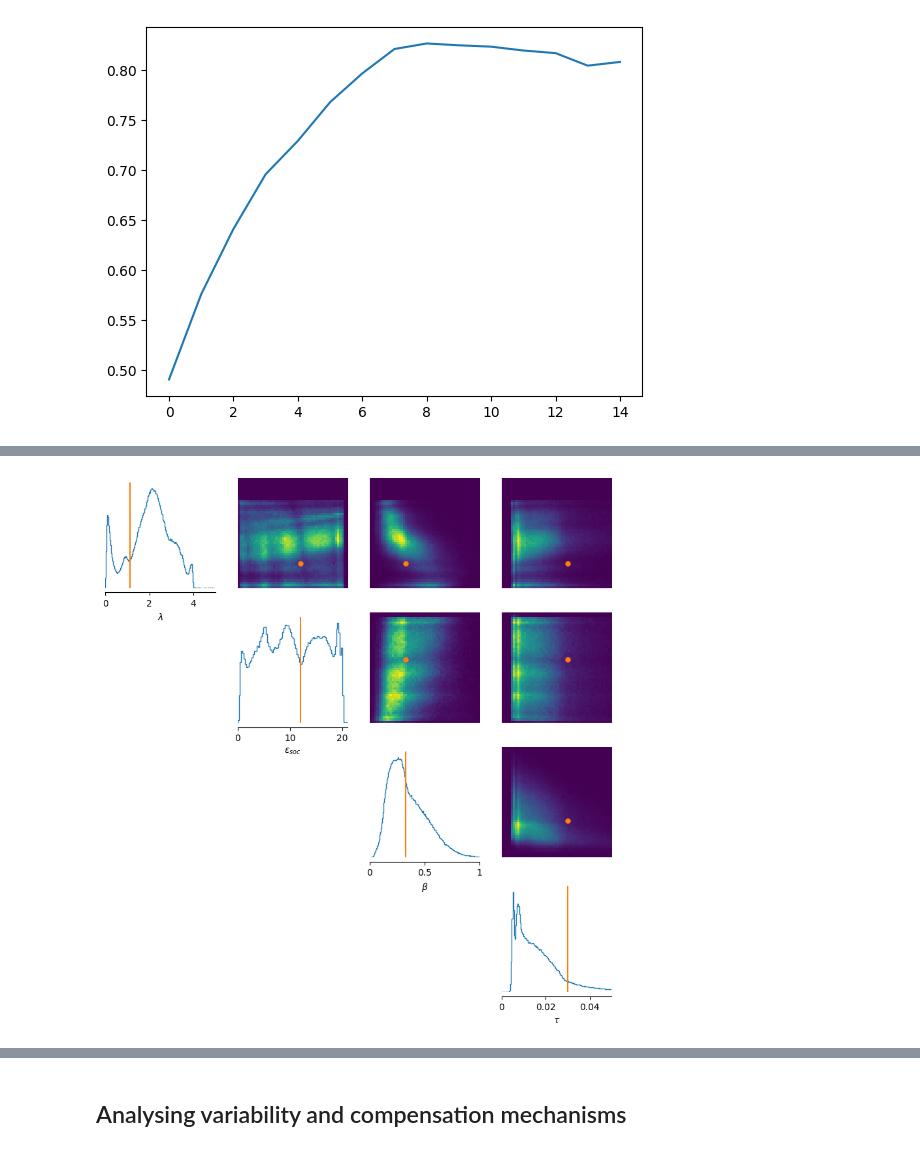
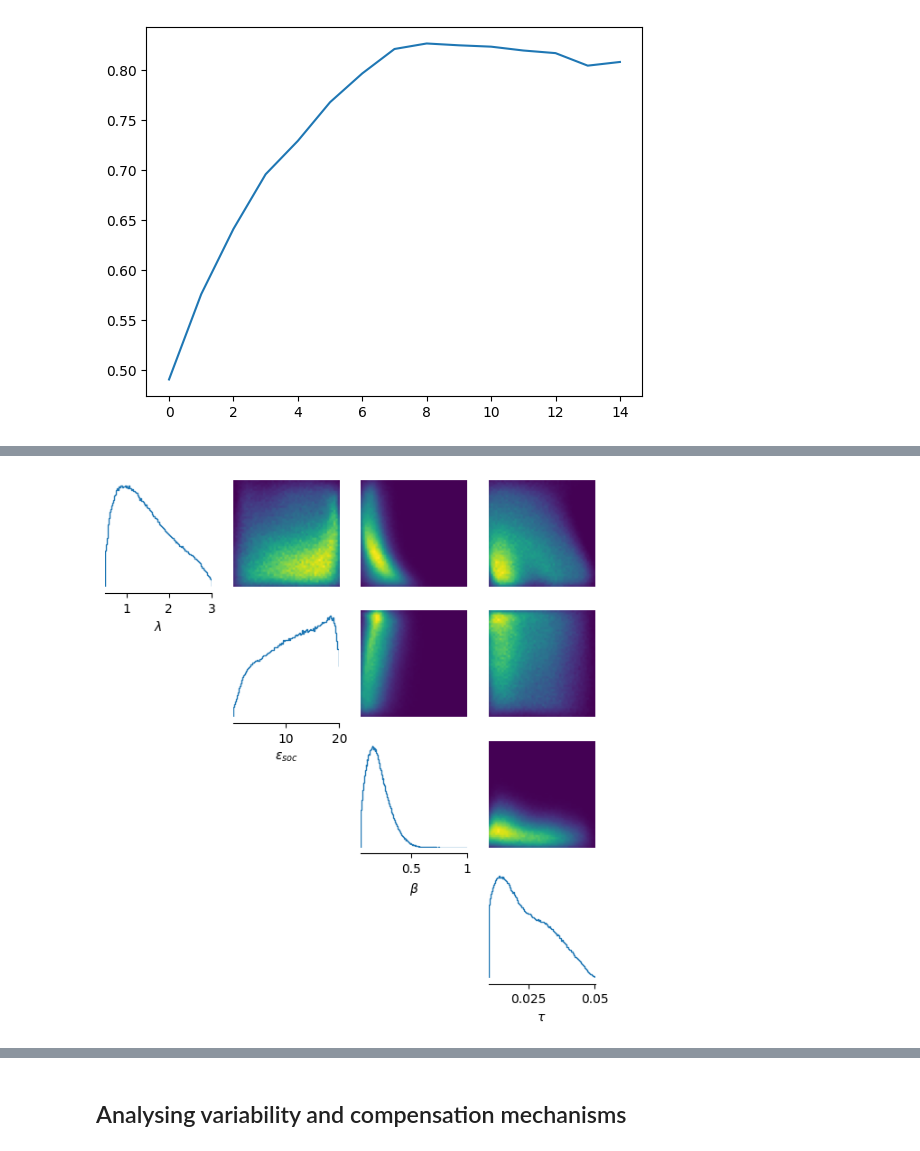
Before and after one commit to vagechirkov/Spatial-MAB-ABM, a Jupyter notebook: abm/sbi_pipeline.ipynb, the cells around one changed output, grey strips where cells are left out. Saved outputs shown, nothing was run; the diff lists cells and outputs as text; code cells hidden in the pictures.

```diff
--- a/abm/sbi_pipeline.ipynb
+++ b/abm/sbi_pipeline.ipynb
@@ -53,8 +59,11 @@ plt.plot(m.datacollector.get_model_vars_dataframe()['avg_reward']);
 ## Prior
 # %%
 # length_scale, observation_noise_social, beta, tau
-lower_bound = torch.as_tensor([0.05, 0.0001, 0.05, 0.005])
-upper_bound = torch.as_tensor([4.0, 20, 2.0, 0.1])
+lb = [0.5, 0.0001, 0.05, 0.01]
+up = [3.0, 20, 1.0, 0.05]
+limits = list(zip(lb, up))
+lower_bound = torch.as_tensor(lb)
+upper_bound = torch.as_tensor(up)
 prior = BoxUniform(low=lower_bound, high=upper_bound)
 prior
 # %% [output]
@@ -135,8 +165,15 @@ x = torch.as_tensor(simulation_outputs, dtype=torch.float32)
 ## Neural Posterior Estimation (NPE)
 # %%
 from sbi.inference import NPE
+from sbi.neural_nets import posterior_nn
+from sbi.neural_nets.embedding_nets import FCEmbedding
 
-inference = NPE(density_estimator="nsf")
+embedding_net = FCEmbedding(input_dim=15, output_dim=5)
+# model="nsf"
+neural_posterior = posterior_nn(model="maf", embedding_net=embedding_net)
+
+# inference = NPE(density_estimator="nsf")
+inference = NPE(prior=prior, density_estimator=neural_posterior)
 # %%
 %%time
 posterior_net = inference.append_simulations(theta, x).train()
@@ -181,4 +225,4 @@ plt.plot(x_obs);
 # %% [output]
 [figure]
 # %%
-samples = posterior.sample((500_000,), x=x_obs)
+samples = posterior.sample((1_000_000,), x=x_obs)
@@ -191,16 +229,15 @@ X = torch.linalg.solve_triangular(A, B). (Triggered internally at /Users/runner/
 # %%
-from sbi.analysis import pairplot
 _ = pairplot(
-    samples,
-    limits=[[0, 5], [0, 21], [0, 1], [0, 0.05]],
+    [samples],  # theta,
+    limits=limits,
     # ticks=[[0, 5], [-1, 20], [0, 1], [0, 0.05]],
     # ticks=[[0.05, 0.2], [0.01, 0.05], [0.005, 0.05], [0.005, 0.2]],
-    points=[[1.11, 12, 0.33, 0.03]],
-    figsize=(10, 10),
+    # points=[[1.11, 12, 0.33, 0.03], [1.4, 18, 0.15, 0.015]],  # , [2, 0.55, 0.2, 0.007]
+    figsize=(7, 7),
     labels=["$\\lambda$", "$\\epsilon_{soc}$", "$\\beta$", "$\\tau$"]
 )
 # %% [output]
-[figure, old version]
+[figure, new version]
 # %%
 corr_matrix_marginal = np.corrcoef(samples.T)
 fig, ax = plt.subplots(1, 1, figsize=(7, 7))
```
Also changed, not shown: parts of 61 cells of this notebook, 4 other files.
